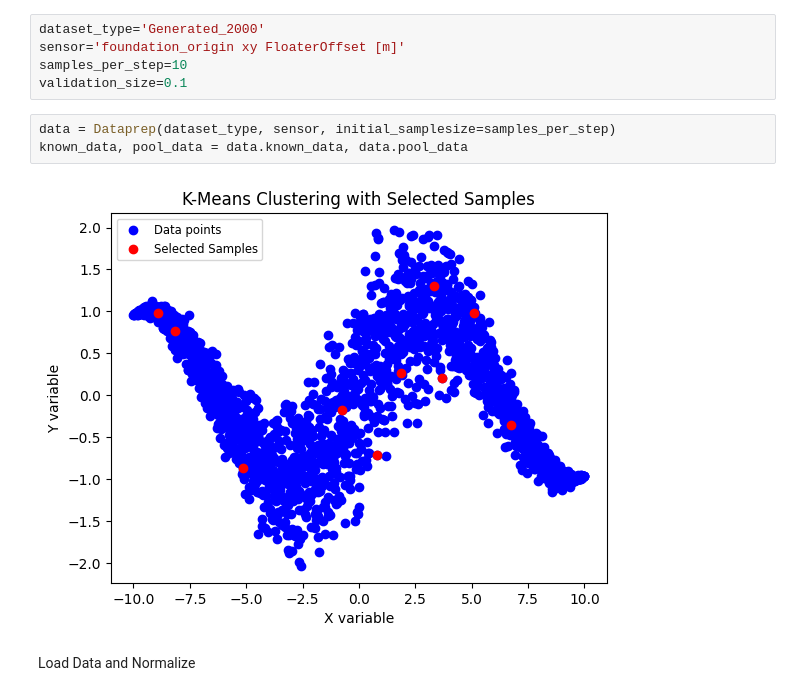
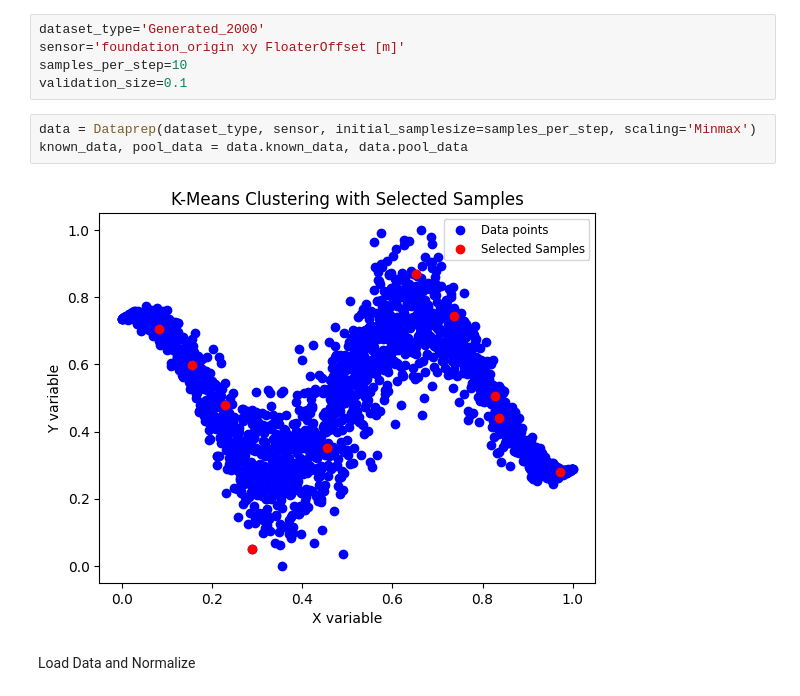
Before and after one commit to FinnFe0103/StiesdalActiveLearning, a Jupyter notebook: gp_torch_complete workflow.ipynb, the cells around one changed output. Cells and saved outputs as stored; diff of their text form.

```diff
--- a/gp_torch_complete workflow.ipynb
+++ b/gp_torch_complete workflow.ipynb
@@ -27,10 +30,10 @@ sensor='foundation_origin xy FloaterOffset [m]'
 samples_per_step=10
 validation_size=0.1
 # %%
-data = Dataprep(dataset_type, sensor, initial_samplesize=samples_per_step)
+data = Dataprep(dataset_type, sensor, initial_samplesize=samples_per_step, scaling='Minmax')
 known_data, pool_data = data.known_data, data.pool_data
 # %% [output]
-[figure, old version]
+[figure, new version]
 # %% [markdown]
 Load Data and Normalize
 # %%
```
Also changed, not shown: parts of 6 cells of this notebook, 3 other files.
